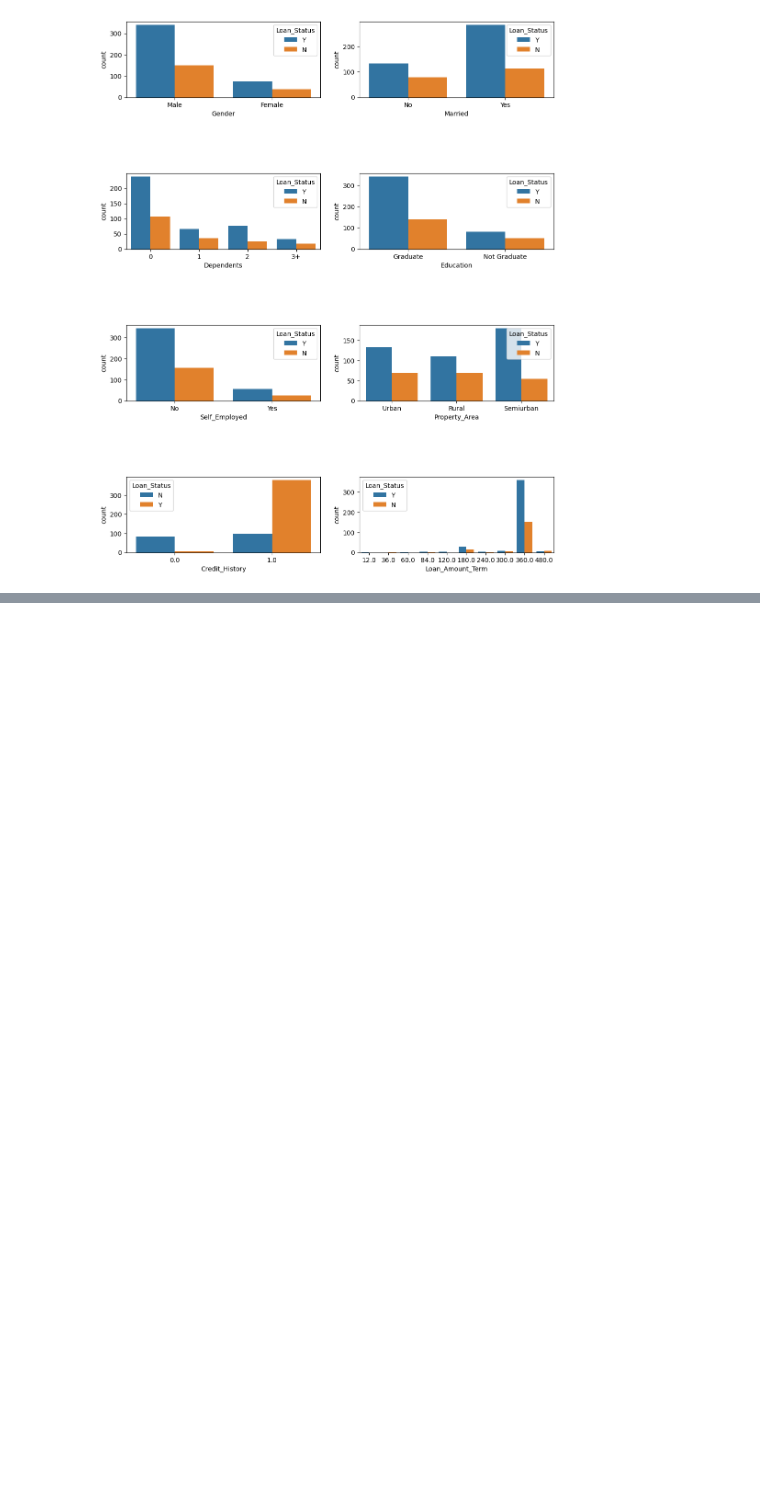
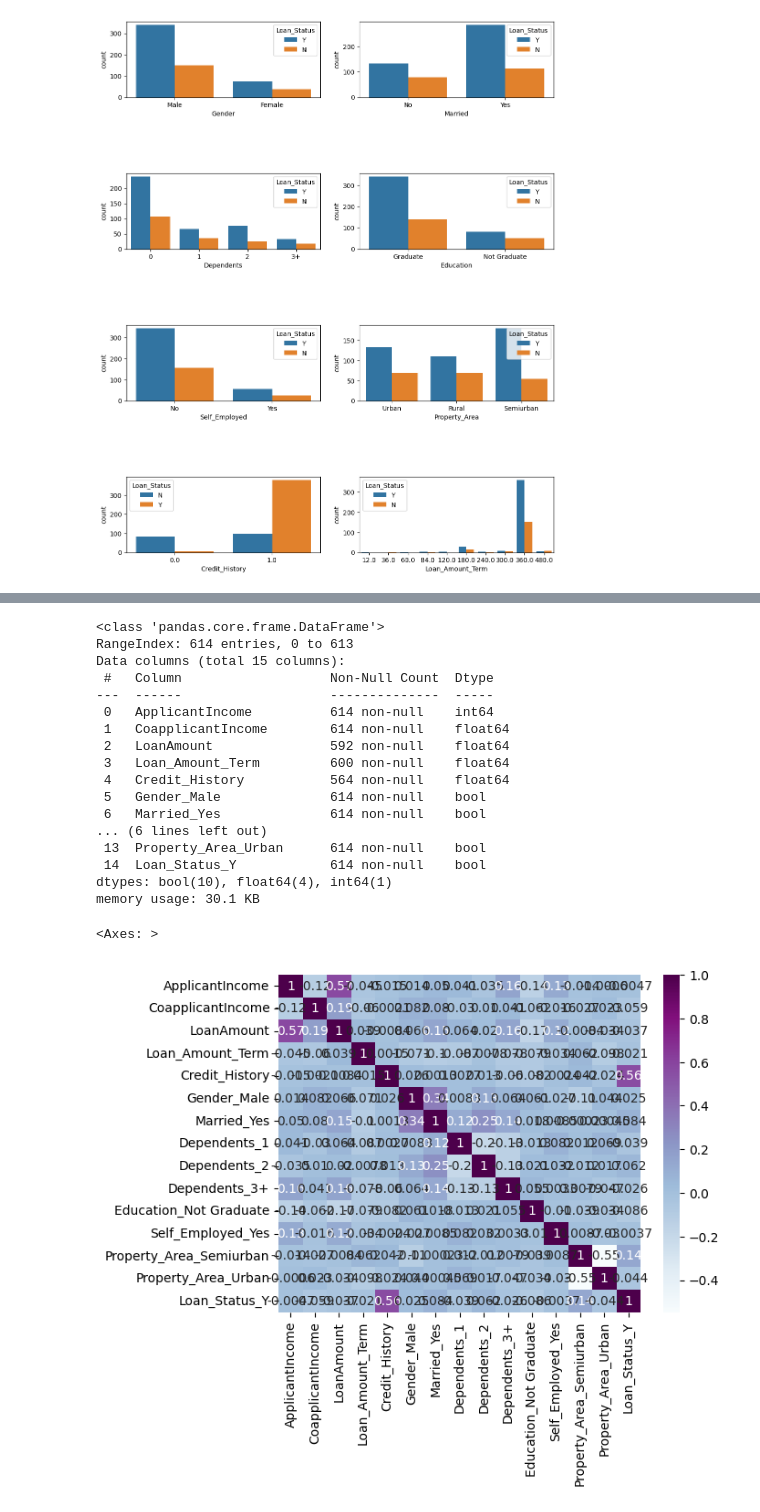
Before and after one commit to Rlenmeyer/LoanPrediction, a Jupyter notebook: LoanPrediction.ipynb, the cells around one changed output, grey strips where cells are left out. Cells and saved outputs as stored; diff of their text form; code cells hidden in the pictures; blank space fills up the shorter version.

```diff
--- a/LoanPrediction.ipynb
+++ b/LoanPrediction.ipynb
@@ -97,0 +155,5 @@ plt.subplots_adjust(hspace=1)
+# %%
+trainEncoded = train.copy()
+trainEncoded.drop('Loan_ID',axis=1,inplace=True)
+trainEncoded = pd.get_dummies(trainEncoded,drop_first=True)
+trainEncoded.head()
@@ -97,0 +167,22 @@ plt.subplots_adjust(hspace=1)
+# %%
+sns.heatmap(trainEncoded.corr(),annot=True,cmap='BuPu')
+# %% [output]
+<class 'pandas.core.frame.DataFrame'>
+RangeIndex: 614 entries, 0 to 613
+Data columns (total 15 columns):
+ #   Column                   Non-Null Count  Dtype
+---  ------                   --------------  -----
+ 0   ApplicantIncome          614 non-null    int64
+ 1   CoapplicantIncome        614 non-null    float64
+ 2   LoanAmount               592 non-null    float64
+ 3   Loan_Amount_Term         600 non-null    float64
+ 4   Credit_History           564 non-null    float64
+ 5   Gender_Male              614 non-null    bool
+ 6   Married_Yes              614 non-null    bool
+... (6 lines left out)
+ 13  Property_Area_Urban      614 non-null    bool
+ 14  Loan_Status_Y            614 non-null    bool
+dtypes: bool(10), float64(4), int64(1)
+memory usage: 30.1 KB
+<Axes: >
+[figure, added]
```
Also changed, not shown: parts of 13 cells of this notebook.
